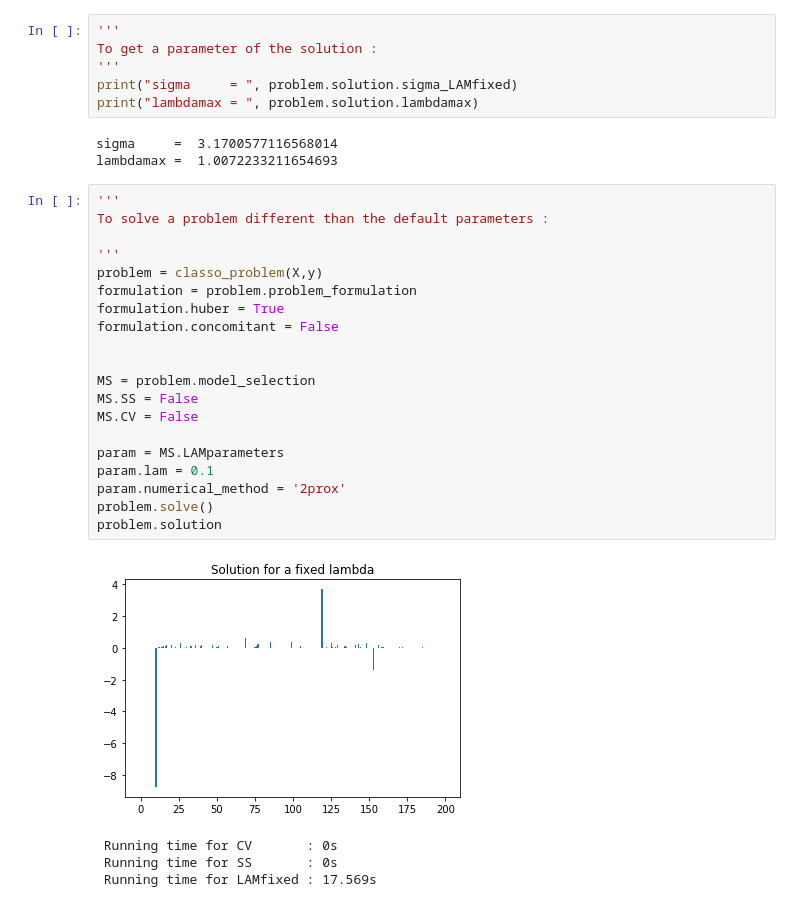
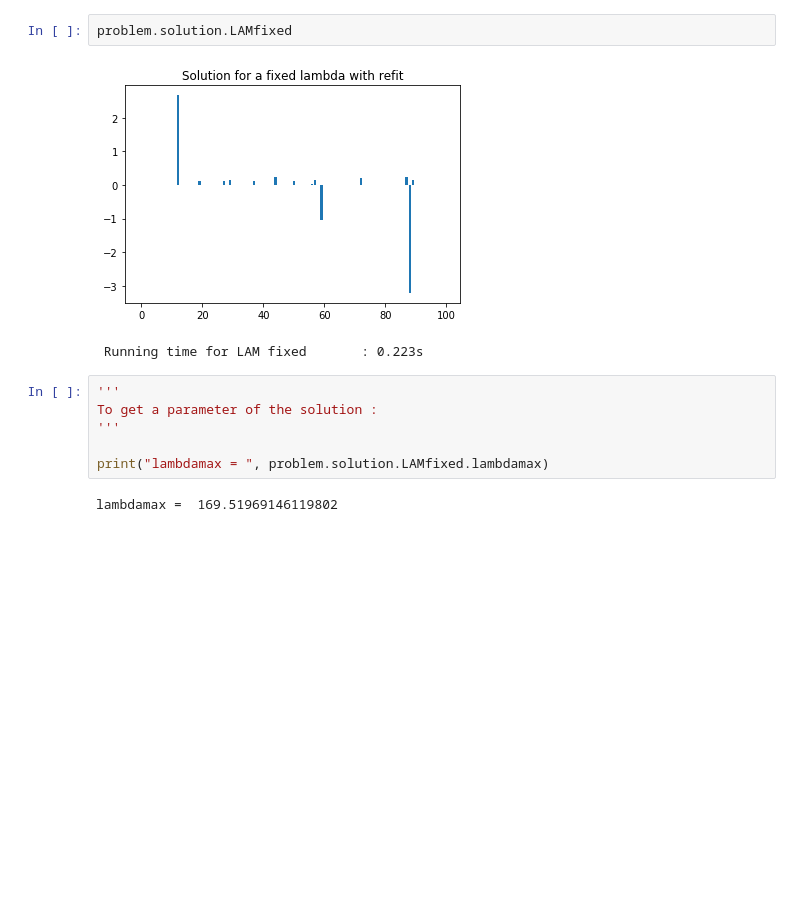
Before and after one commit to Leo-Simpson/c-lasso, a Jupyter notebook: new structure.ipynb, the cells around one changed output. Saved outputs shown, nothing was run; the diff lists cells and outputs as text; blank space fills up the shorter version.

```diff
--- a/new structure.ipynb
+++ b/new structure.ipynb
@@ -95,37 +121,16 @@ problem.model_selection.SSparameters.__dict__
+# %%
+problem.solution.LAMfixed
+# %% [output]
+[figure, added]
+ Running time for LAM fixed       : 0.223s
 # %%
 '''
 To get a parameter of the solution :
 '''
-print("sigma     = ", problem.solution.sigma_LAMfixed)
-print("lambdamax = ", problem.solution.lambdamax)
+
+print("lambdamax = ", problem.solution.LAMfixed.lambdamax)
 # %% [output]
-sigma     =  3.1700577116568014
-lambdamax =  1.0072233211654693
+lambdamax =  169.51969146119802
-# %%
-'''
-To solve a problem different than the default parameters :
-
-'''
-problem = classo_problem(X,y)
-formulation = problem.problem_formulation
-formulation.huber = True
-formulation.concomitant = False
-
-
-MS = problem.model_selection
-MS.SS = False
-MS.CV = False
-
-param = MS.LAMparameters
-param.lam = 0.1
-param.numerical_method = '2prox'
-problem.solve()
-problem.solution
-# %% [output]
-[figure, removed]
- Running time for CV       : 0s
- Running time for SS       : 0s
- Running time for LAMfixed : 17.569s
 # %%
 '''
 To show that the CV (also works for SS) depends only on the seed we choose :
```
Also changed, not shown: parts of 15 cells of this notebook.
